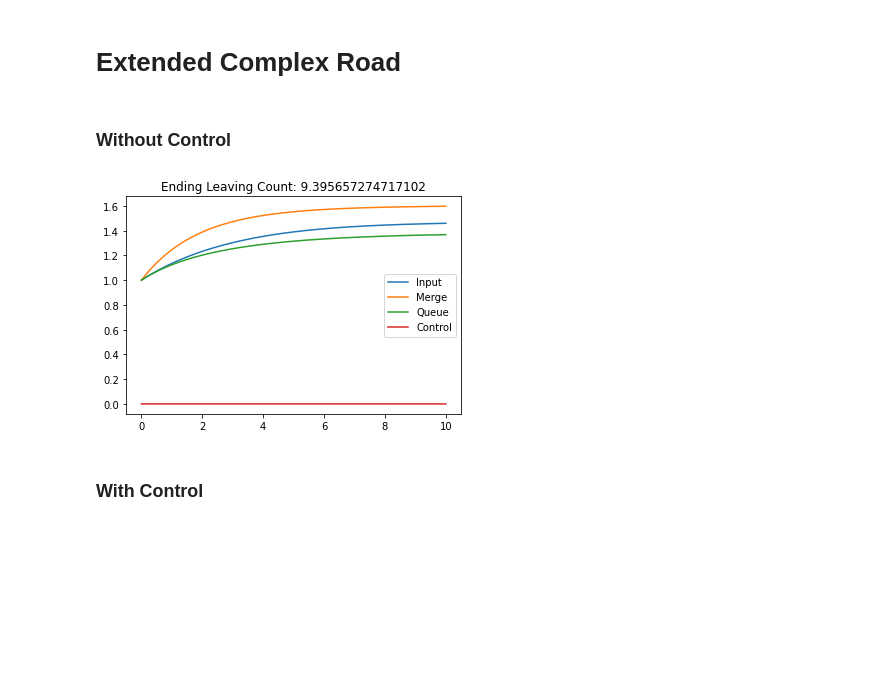
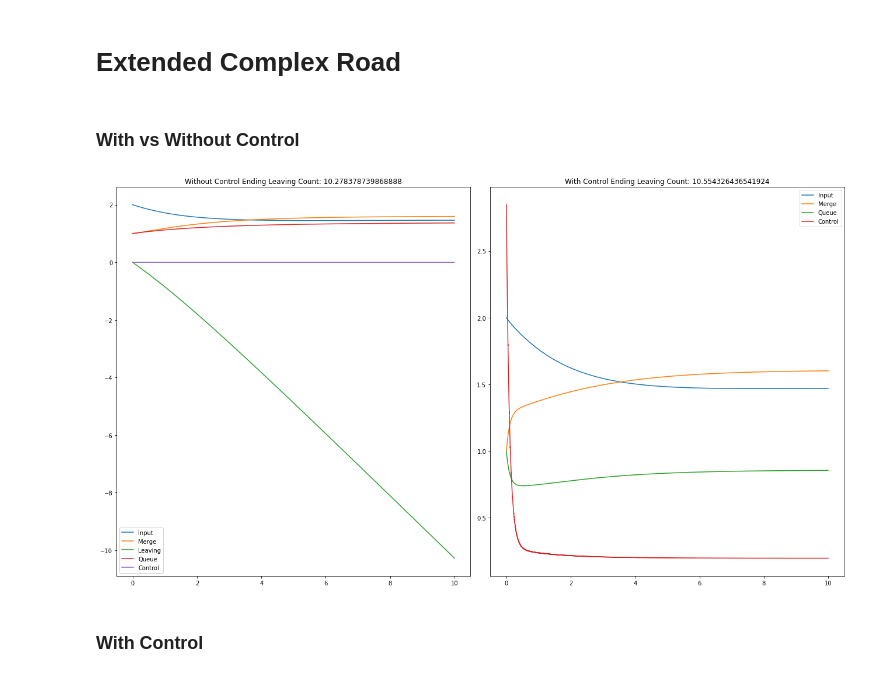
Before and after one commit to btrendler/v4_project_winter, a Jupyter notebook: ext_compl_rd.ipynb, the cells around one changed output. Drawn from its saved outputs; the diff is of its cells as text; code cells hidden in the pictures; blank space fills up the shorter version.

Commit message:
Add comparison between with and without control on ext multiramp

```diff
--- a/ext_compl_rd.ipynb
+++ b/ext_compl_rd.ipynb
@@ -6,7 +6,7 @@ import importlib
 # %% [markdown]
 # Extended Complex Road
 # %% [markdown]
-### Without Control
+### With vs Without Control
 # %%
 importlib.reload(ecr)
 
@@ -20,12 +20,12 @@ cap = 5.0
 
 # Create Segments
 begin_segment = ecr.BeginSegment(
-    3.,
+    1.,
     ecr.ts(lambda c: (alpha - (alpha*c)/cap, -alpha/cap)),
     ecr.ts(lambda c, n: (gamma*c*(1-n/cap)*(1-c/cap), gamma - 2*gamma*c/cap - gamma*n/cap + 2*gamma*c*n/(cap**2), -gamma*c/cap + gamma*c**2/(cap**2)))
 )
 
-merge_segment = ecr.MergeSegment(
+merge_segment_no_control = ecr.MergeSegment(
     2.,
     3.,
     2.,
@@ -34,45 +34,71 @@ merge_segment = ecr.MergeSegment(
     ecr.ts(lambda c, q: (rho*q*(1-c/cap)*(1-q/cap), -rho*q/cap + rho*q**2/(cap**2), rho - 2*rho*q/cap - rho*c/cap + 2*rho*q*c/(cap**2))),
     0.0
 )
 
+merge_segment_yes_control = ecr.MergeSegment(
+    2.,
+    5.,
+    1.,
+    ecr.ts(lambda c, n: (delta*c*(1-c/cap), delta - 2*delta*c/cap, 0)),
+    ecr.ts(lambda c, q: (beta*(1-c/cap), -beta*c/cap, 0)),
+    ecr.ts(lambda c, q: (rho*q*(1-c/cap)*(1-q/cap), -rho*q/cap + rho*q**2/(cap**2), rho - 2*rho*q/cap - rho*c/cap + 2*rho*q*c/(cap**2)))
+)
+
 end_segment = ecr.EndSegment(
     2.0
 )
 
-# Setup the road
-net = ecr.ExtComplRoad()
-net.add(begin_segment)
-net.add(merge_segment)
-net.add(end_segment)
+# Setup the road without control
+net_no_control = ecr.ExtComplRoad()
+net_no_control.add(begin_segment)
+net_no_control.add(merge_segment_no_control)
+net_no_control.add(end_segment)
+
+net_yes_control = ecr.ExtComplRoad()
+net_yes_control.add(begin_segment)
+net_yes_control.add(merge_segment_yes_control)
+net_yes_control.add(end_segment)
 
 # Setup initial conditions
-ni, mi, li = 1., 1., 1.
+ni, mi, li = 2., 1.0, 0.
 init_roads = np.array([ni, mi, li])
 
 q1 = 1.
 init_queues = np.array([q1])
 
 t0, tf = 0,10
 time_span = (t0, tf)
 num_intervals = 1000
 
 update_func = None
 
 # Calculate the solution
-roads, queues, control = net.multi_step(init_roads, init_queues, time_span, update_func, num_intervals)
+roads_n, queues_n, control_n = net_no_control.multi_step(init_roads, init_queues, time_span, update_func, num_intervals)
+roads_y, queues_y, control_y = net_yes_control.multi_step(init_roads, init_queues, time_span, update_func, num_intervals)
 
 # Plot the results
 domain = np.linspace(t0, tf, 1001000)
-fig = plt.figure()
+fig = plt.figure(figsize=(18,10))
 
-plt.title(f"Ending Leaving Count: {-roads[-1][-1]}")
+plt.subplot(121)
+plt.title(f"Without Control Ending Leaving Count: {-roads_n[-1][-1]}")
+for i in range(3):
+    plt.plot(domain, roads_n[i], label=["Input", "Merge", "Leaving"][i])
+plt.plot(domain, queues_n[0], label="Queue")
+plt.plot(domain, control_n[0], label="Control")
+plt.legend()
+
+plt.subplot(122)
+plt.title(f"With Control Ending Leaving Count: {-roads_y[-1][-1]}")
 for i in range(2):
-    plt.plot(domain, roads[i], label=["Input", "Merge"][i])
-plt.plot(domain, queues[0], label="Queue")
-plt.plot(domain, control[0], label="Control")
+    plt.plot(domain, roads_y[i], label=["Input", "Merge"][i])
+plt.plot(domain, queues_y[0], label="Queue")
+plt.plot(domain, control_y[0], label="Control")
 plt.legend()
+
+plt.tight_layout()
 plt.show()
 # %% [output]
-[figure, old version]
+[figure, new version]
 # %% [markdown]
 ### With Control
```
Also changed, not shown: parts of 1 cell of this notebook.
